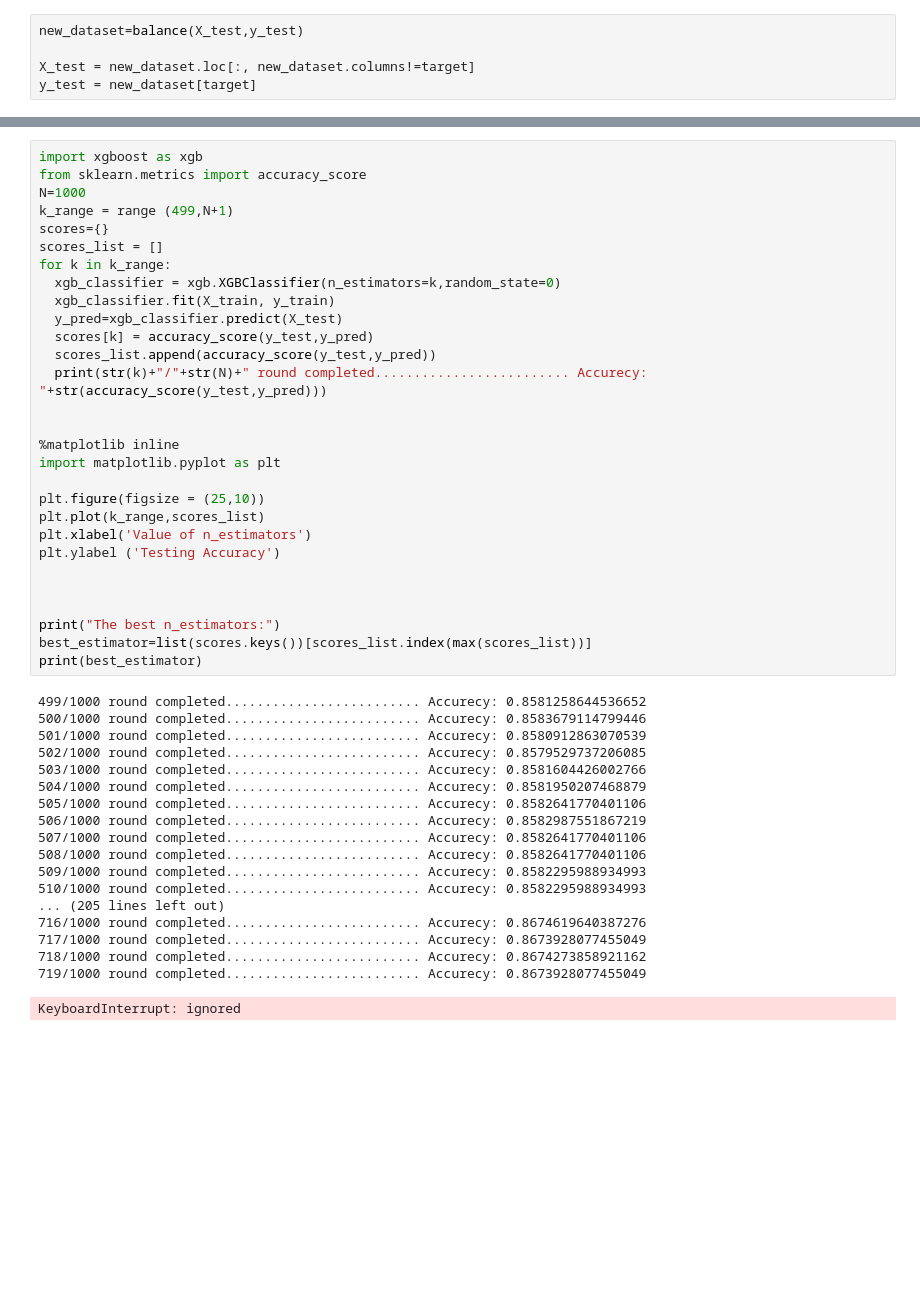
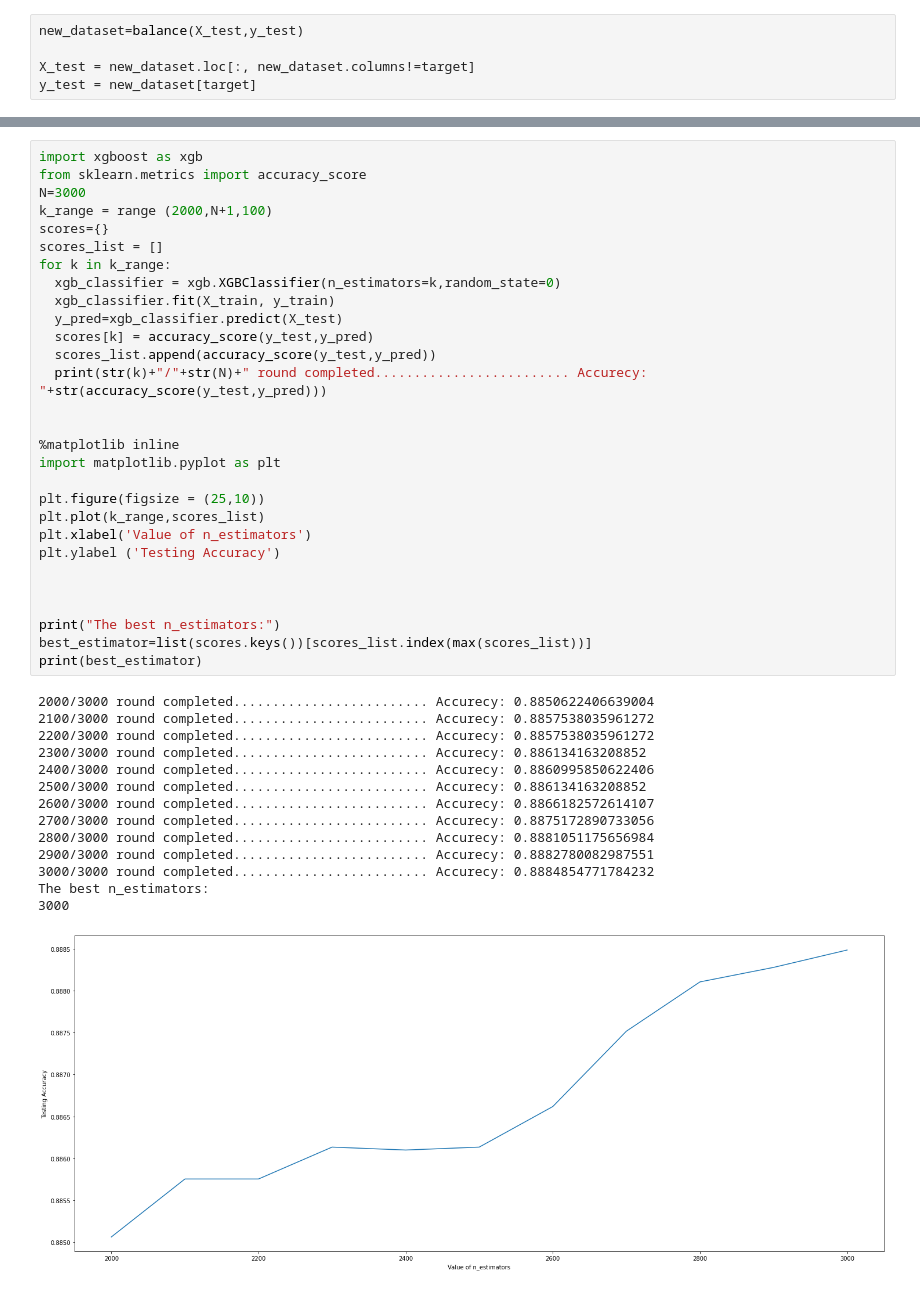
Before and after one commit to RafsanJany-44/Research-NREM-REM, a Jupyter notebook: Final_Result_XB_T.ipynb, the cells around one changed output, grey strips where cells are left out. Cells and saved outputs as stored; diff of their text form; blank space fills up the shorter version.

```diff
--- a/Final_Result_XB_T.ipynb
+++ b/Final_Result_XB_T.ipynb
@@ -90,51 +90,47 @@ Accurecy:  0.892704011065007
 # %%
 import xgboost as xgb
 from sklearn.metrics import accuracy_score
-N=1000
-k_range = range (499,N+1)
+N=3000
+k_range = range (2000,N+1,100)
 scores={}
 scores_list = []
 for k in k_range:
   xgb_classifier = xgb.XGBClassifier(n_estimators=k,random_state=0)
   xgb_classifier.fit(X_train, y_train)
   y_pred=xgb_classifier.predict(X_test)
   scores[k] = accuracy_score(y_test,y_pred)
   scores_list.append(accuracy_score(y_test,y_pred))
   print(str(k)+"/"+str(N)+" round completed......................... Accurecy: "+str(accuracy_score(y_test,y_pred)))
 
 
 %matplotlib inline
 import matplotlib.pyplot as plt
 
 plt.figure(figsize = (25,10))
 plt.plot(k_range,scores_list)
 plt.xlabel('Value of n_estimators')
 plt.ylabel ('Testing Accuracy')
 
 
 
 print("The best n_estimators:")
 best_estimator=list(scores.keys())[scores_list.index(max(scores_list))]
 print(best_estimator)
 # %% [output]
-499/1000 round completed......................... Accurecy: 0.8581258644536652
-500/1000 round completed......................... Accurecy: 0.8583679114799446
-501/1000 round completed......................... Accurecy: 0.8580912863070539
-502/1000 round completed......................... Accurecy: 0.8579529737206085
-503/1000 round completed......................... Accurecy: 0.8581604426002766
-504/1000 round completed......................... Accurecy: 0.8581950207468879
-505/1000 round completed......................... Accurecy: 0.8582641770401106
-506/1000 round completed......................... Accurecy: 0.8582987551867219
-507/1000 round completed......................... Accurecy: 0.8582641770401106
-508/1000 round completed......................... Accurecy: 0.8582641770401106
-509/1000 round completed......................... Accurecy: 0.8582295988934993
-510/1000 round completed......................... Accurecy: 0.8582295988934993
-... (205 lines left out)
-716/1000 round completed......................... Accurecy: 0.8674619640387276
-717/1000 round completed......................... Accurecy: 0.8673928077455049
-718/1000 round completed......................... Accurecy: 0.8674273858921162
-719/1000 round completed......................... Accurecy: 0.8673928077455049
+2000/3000 round completed......................... Accurecy: 0.8850622406639004
+2100/3000 round completed......................... Accurecy: 0.8857538035961272
+2200/3000 round completed......................... Accurecy: 0.8857538035961272
+2300/3000 round completed......................... Accurecy: 0.886134163208852
+2400/3000 round completed......................... Accurecy: 0.8860995850622406
+2500/3000 round completed......................... Accurecy: 0.886134163208852
+2600/3000 round completed......................... Accurecy: 0.8866182572614107
+2700/3000 round completed......................... Accurecy: 0.8875172890733056
+2800/3000 round completed......................... Accurecy: 0.8881051175656984
+2900/3000 round completed......................... Accurecy: 0.8882780082987551
+3000/3000 round completed......................... Accurecy: 0.8884854771784232
+The best n_estimators:
+3000
-KeyboardInterrupt: ignored
+[figure, added]
 # %%
 %matplotlib inline
 import matplotlib.pyplot as plt
```
Also changed, not shown: parts of 5 cells of this notebook.
